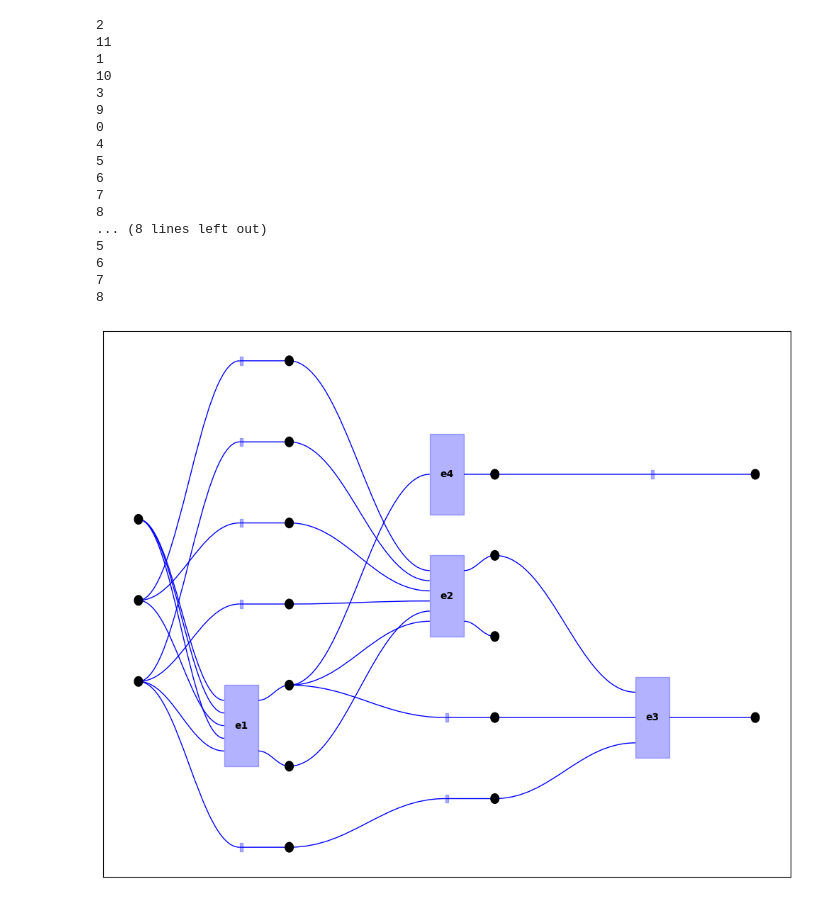
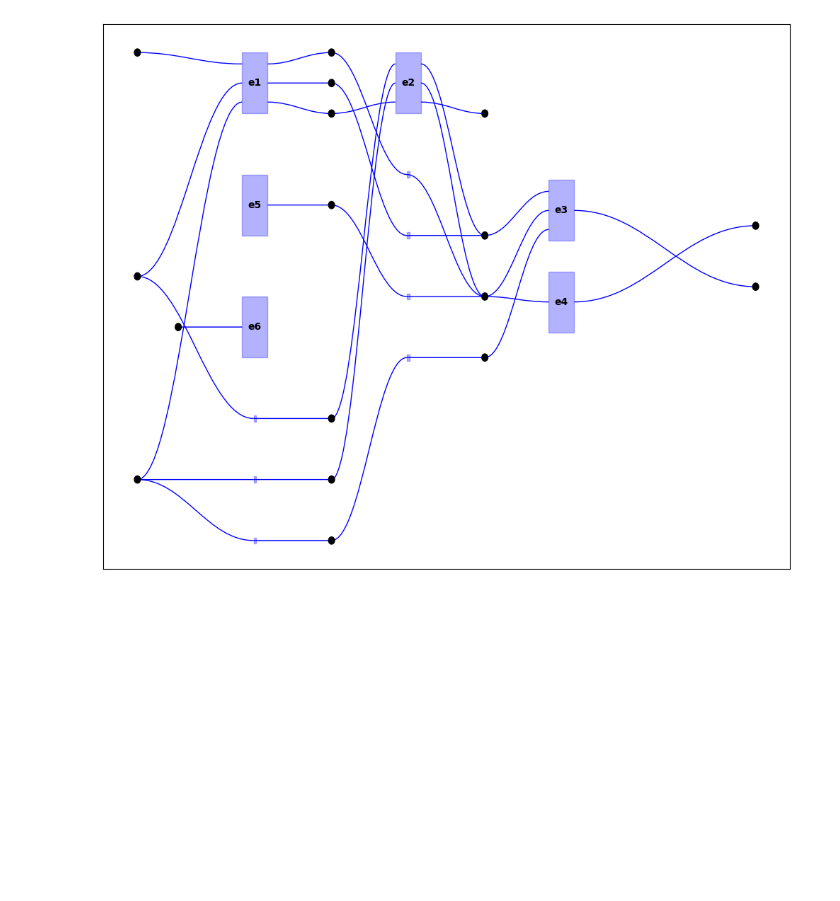
Before and after one commit to alexkoziell/HypNN, a Jupyter notebook: prototyping.ipynb, the cells around one changed output. Cells and saved outputs as stored; diff of their text form; code cells hidden in the pictures; blank space fills up the shorter version.

```diff
--- a/prototyping.ipynb
+++ b/prototyping.ipynb
@@ -6,34 +6,18 @@ from hypnn.hypergraph import Hyperedge, Hypergraph, Vertex
 from hypnn.gui.mpldraw import MplHypergraph
 # %%
 g = Hypergraph()
-x, y, z, w, v, p, q, r, o = tuple(g.add_vertex(Vertex()) for _ in range(9))
-e1 = g.add_edge(Hyperedge([x, x, y, x, z], [w, v], 'e1'))
-e2 = g.add_edge(Hyperedge([y, z, y, z, v, w], [p, q], 'e2'))
+x, y, z, w, v, p, q, r, o, t = tuple(g.add_vertex(Vertex()) for _ in range(10))
+e1 = g.add_edge(Hyperedge([x, y, z], [w, p, v], 'e1'))
+e2 = g.add_edge(Hyperedge([y, z, v], [p, w, q], 'e2'))
 e3 = g.add_edge(Hyperedge([p, w, z], [o], 'e3'))
 e4 = g.add_edge(Hyperedge([w], [r], 'e4'))
+e5 = g.add_edge(Hyperedge([], [w], 'e5'))
+e5 = g.add_edge(Hyperedge([t], [], 'e6'))
 
 g.inputs = [x, y, z]
 g.outputs = [r, o]
 
-g.layer_decomp()
 g_mpl = MplHypergraph(g)
 g_mpl.draw()
 # %% [output]
-2
-11
-1
-10
-3
-9
-0
-4
-5
-6
-7
-8
-... (8 lines left out)
-5
-6
-7
-8
-[figure, old version]
+[figure, new version]
```
Also changed, not shown: 2 other files.
